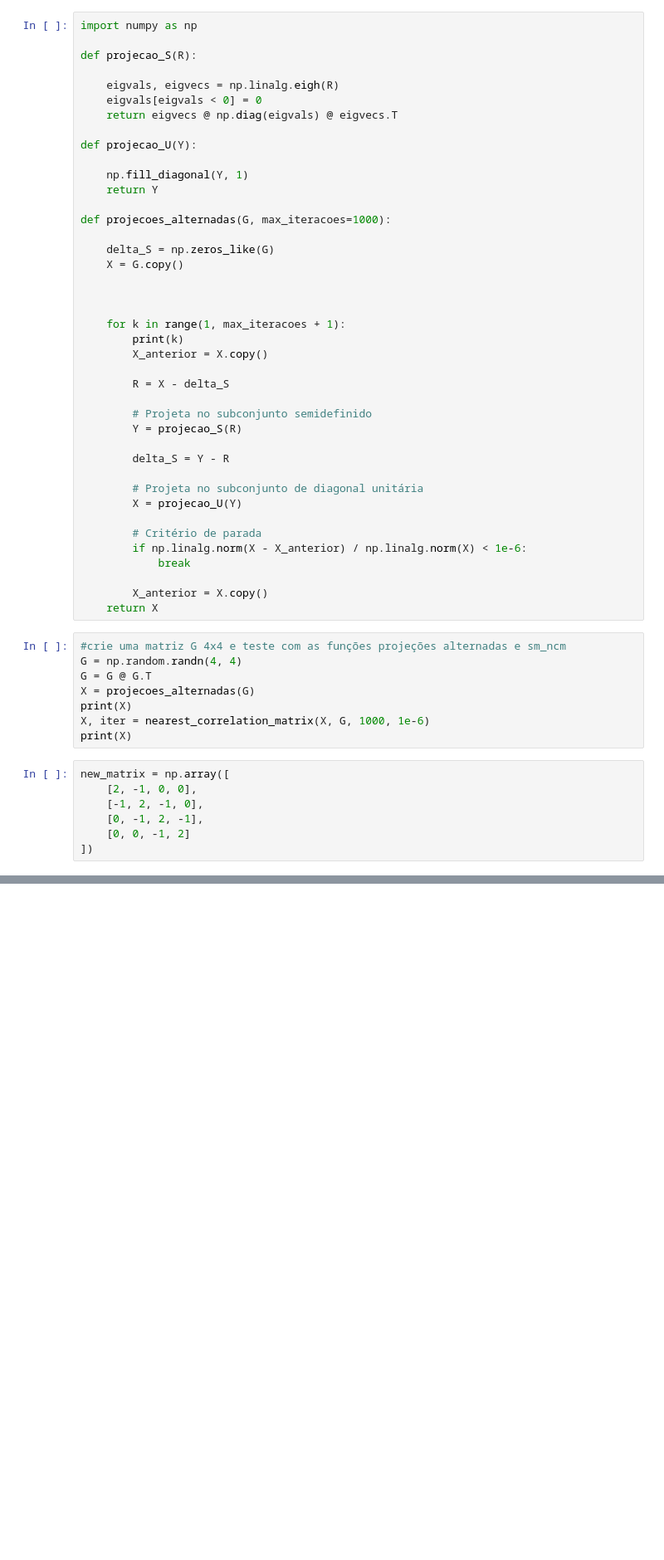
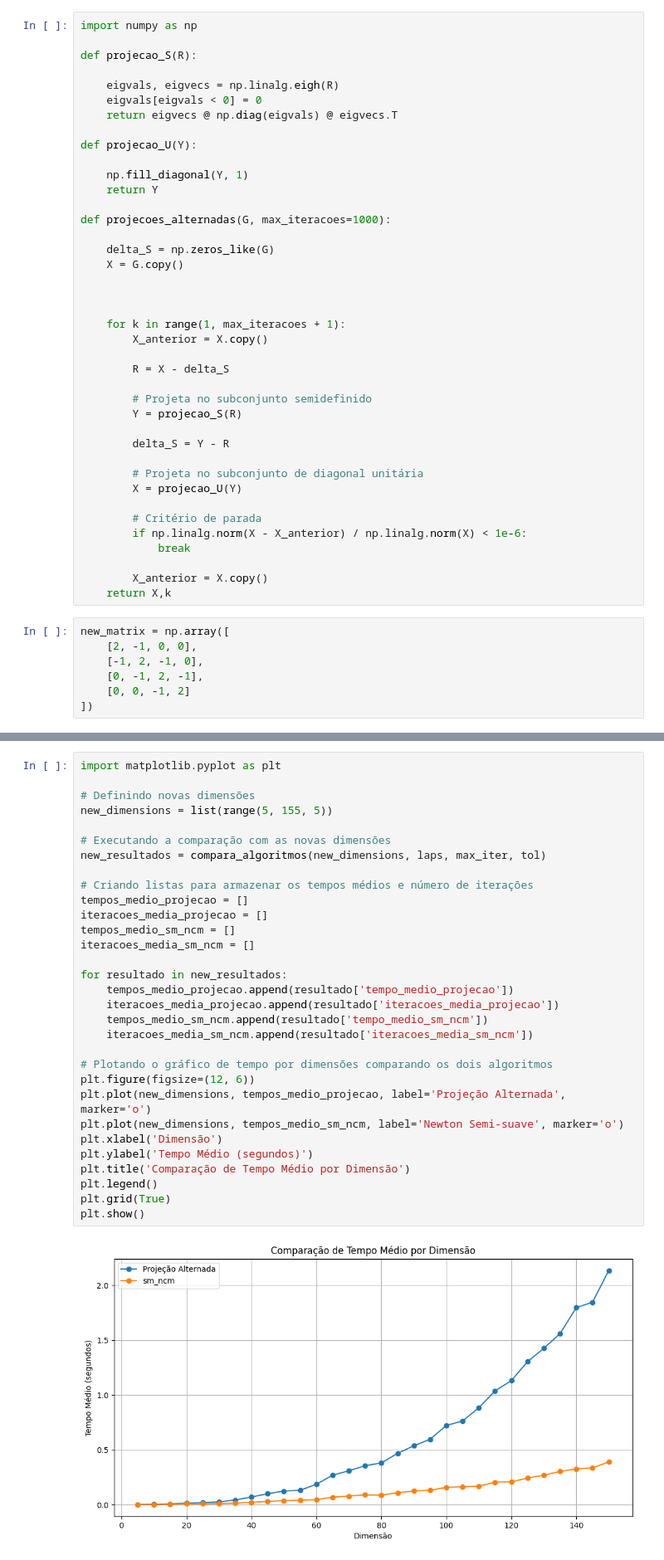
Before and after one commit to MatSchwarz/Otimizacao, a Jupyter notebook: matriz_correlacao_mais_proxima/arquivo_testes_ncm.ipynb, the cells around one changed output, grey strips where cells are left out. Shown at 83% size. Drawn from its saved outputs; the diff is of its cells as text; blank space fills up the shorter version.

Commit message:
atualização testes e algoritmos

```diff
--- a/matriz_correlacao_mais_proxima/arquivo_testes_ncm.ipynb
+++ b/matriz_correlacao_mais_proxima/arquivo_testes_ncm.ipynb
@@ -118,7 +118,6 @@ def projecoes_alternadas(G, max_iteracoes=1000):
 
 
     for k in range(1, max_iteracoes + 1):
-        print(k)
         X_anterior = X.copy()
 
         R = X - delta_S
@@ -136,15 +135,7 @@ def projecoes_alternadas(G, max_iteracoes=1000):
             break
 
         X_anterior = X.copy()
-    return X
+    return X,k
-# %%
-#crie uma matriz G 4x4 e teste com as funções projeções alternadas e sm_ncm
-G = np.random.randn(4, 4)
-G = G @ G.T
-X = projecoes_alternadas(G)
-print(X)
-X, iter = nearest_correlation_matrix(X, G, 1000, 1e-6)
-print(X)
 # %%
 new_matrix = np.array([
     [2, -1, 0, 0],
@@ -183,0 +250,33 @@ Número de iterações: 2
+# %%
+import matplotlib.pyplot as plt
+
+# Definindo novas dimensões
+new_dimensions = list(range(5, 155, 5))
+
+# Executando a comparação com as novas dimensões
+new_resultados = compara_algoritmos(new_dimensions, laps, max_iter, tol)
+
+# Criando listas para armazenar os tempos médios e número de iterações
+tempos_medio_projecao = []
+iteracoes_media_projecao = []
+tempos_medio_sm_ncm = []
+iteracoes_media_sm_ncm = []
+
+for resultado in new_resultados:
+    tempos_medio_projecao.append(resultado['tempo_medio_projecao'])
+    iteracoes_media_projecao.append(resultado['iteracoes_media_projecao'])
+    tempos_medio_sm_ncm.append(resultado['tempo_medio_sm_ncm'])
+    iteracoes_media_sm_ncm.append(resultado['iteracoes_media_sm_ncm'])
+
+# Plotando o gráfico de tempo por dimensões comparando os dois algoritmos
+plt.figure(figsize=(12, 6))
+plt.plot(new_dimensions, tempos_medio_projecao, label='Projeção Alternada', marker='o')
+plt.plot(new_dimensions, tempos_medio_sm_ncm, label='Newton Semi-suave', marker='o')
+plt.xlabel('Dimensão')
+plt.ylabel('Tempo Médio (segundos)')
+plt.title('Comparação de Tempo Médio por Dimensão')
+plt.legend()
+plt.grid(True)
+plt.show()
+# %% [output]
+[figure, added]
```
Also changed, not shown: parts of 7 cells of this notebook, 3 other files.
